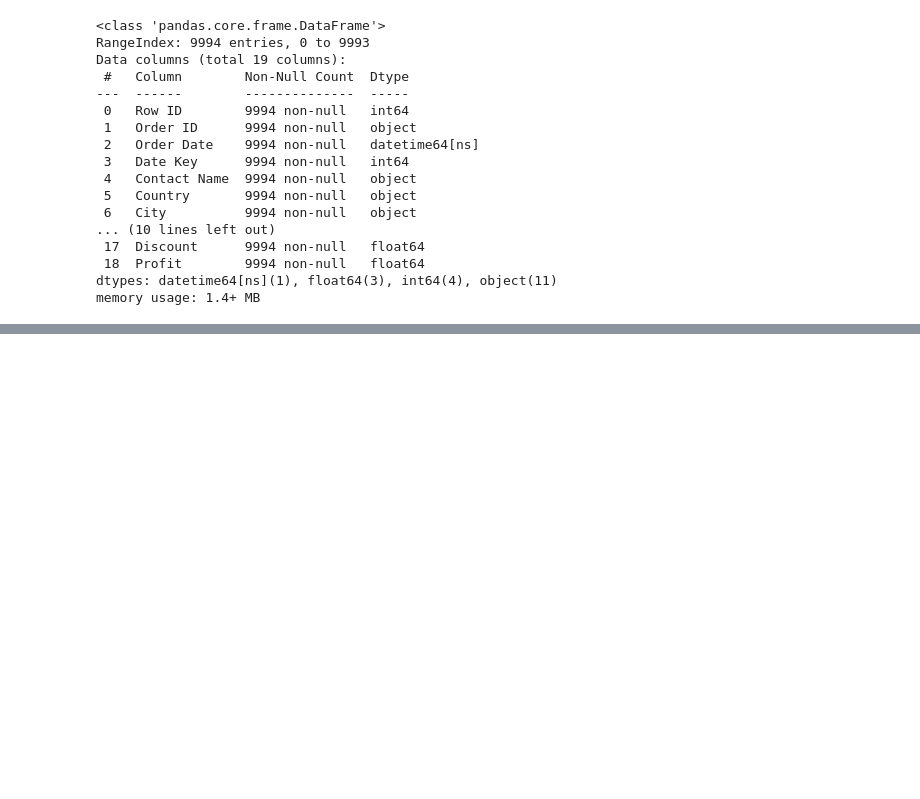
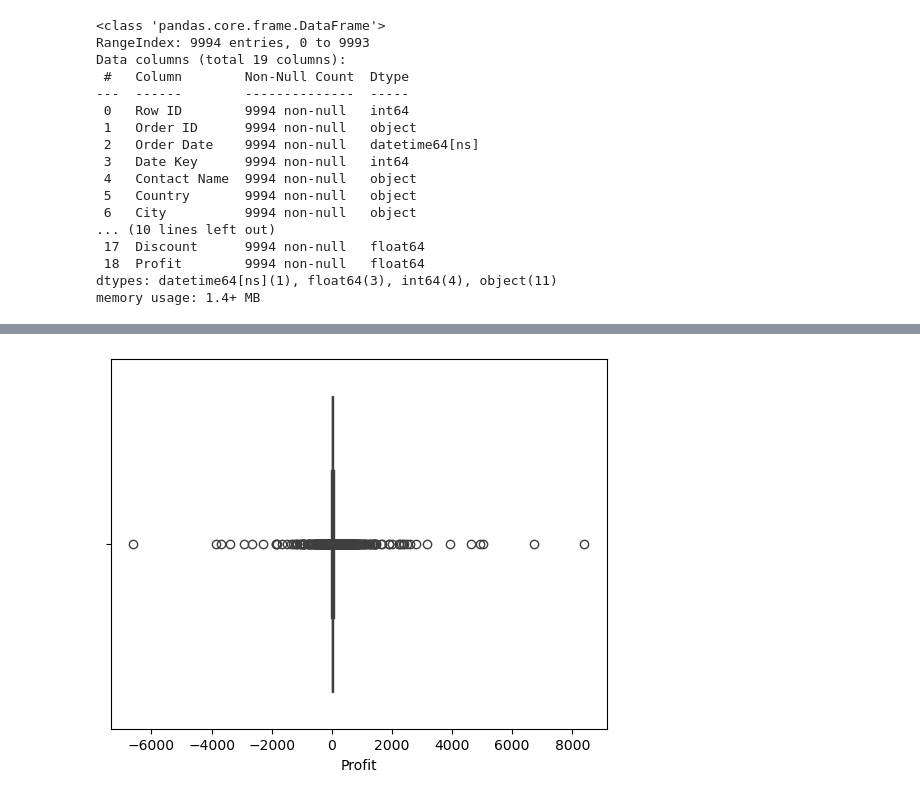
Before and after one commit to alhamfebian/purwadhika-jcdsol, a Jupyter notebook: Capstone Project/Capstone Project Module 2/capstone_project_module_2.ipynb, the cells around one changed output, grey strips where cells are left out. Saved outputs shown, nothing was run; the diff lists cells and outputs as text; code cells hidden in the pictures; blank space fills up the shorter version.

```diff
--- a/Capstone Project/Capstone Project Module 2/capstone_project_module_2.ipynb
+++ b/Capstone Project/Capstone Project Module 2/capstone_project_module_2.ipynb
@@ -164,0 +149,10 @@ plt.show(df_saas_sales_clean_boxplot)
+# %%
+# Melihat persebaran data outlier dikolom Profit
+
+df_saas_profit_boxplot = sns.boxplot(
+    data = df_saas_sales['Profit'],
+    orient = 'y'
+)
+plt.show(df_saas_profit_boxplot)
+# %% [output]
+[figure, added]
```
Also changed, not shown: parts of 89 cells of this notebook.
